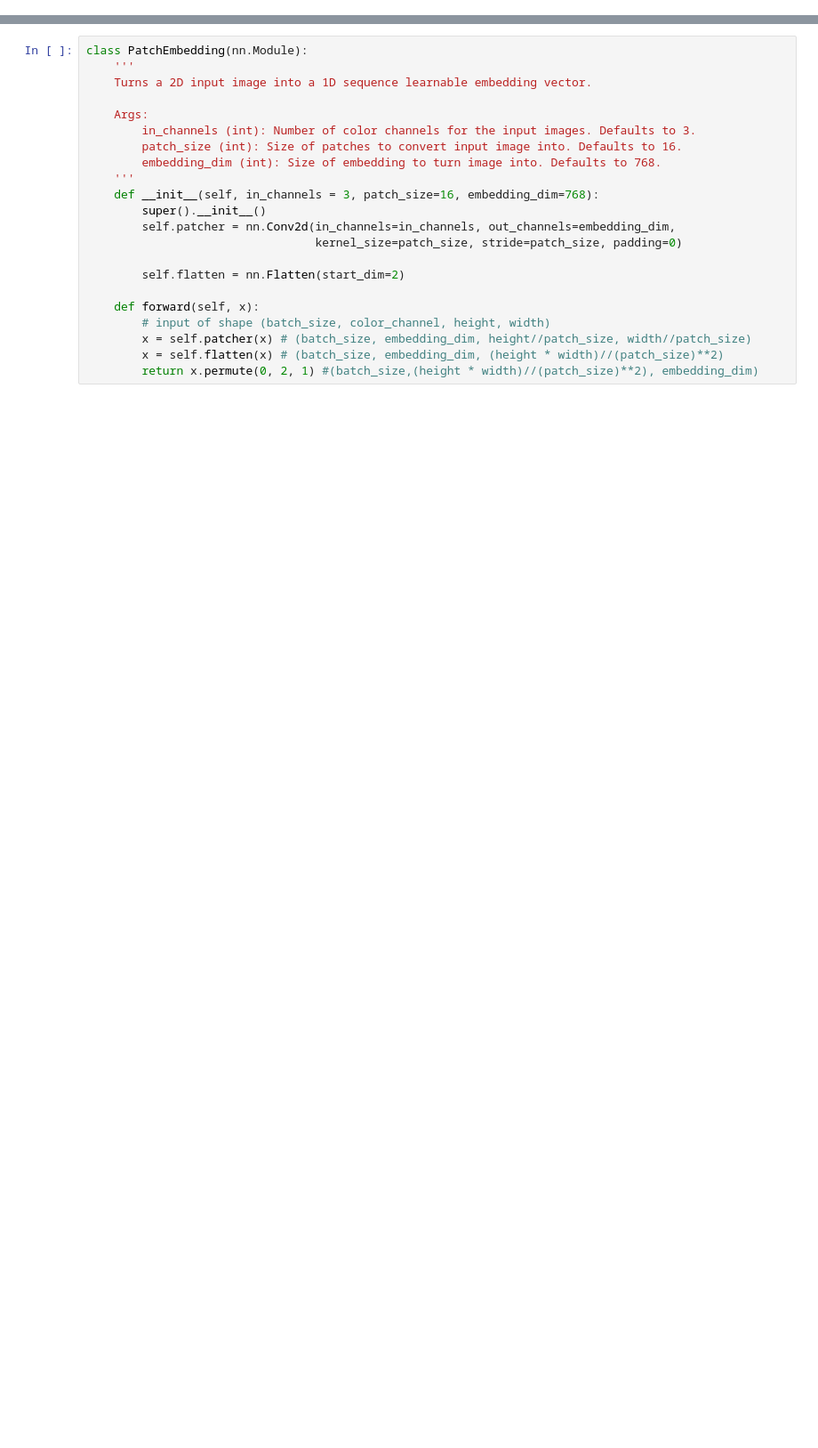
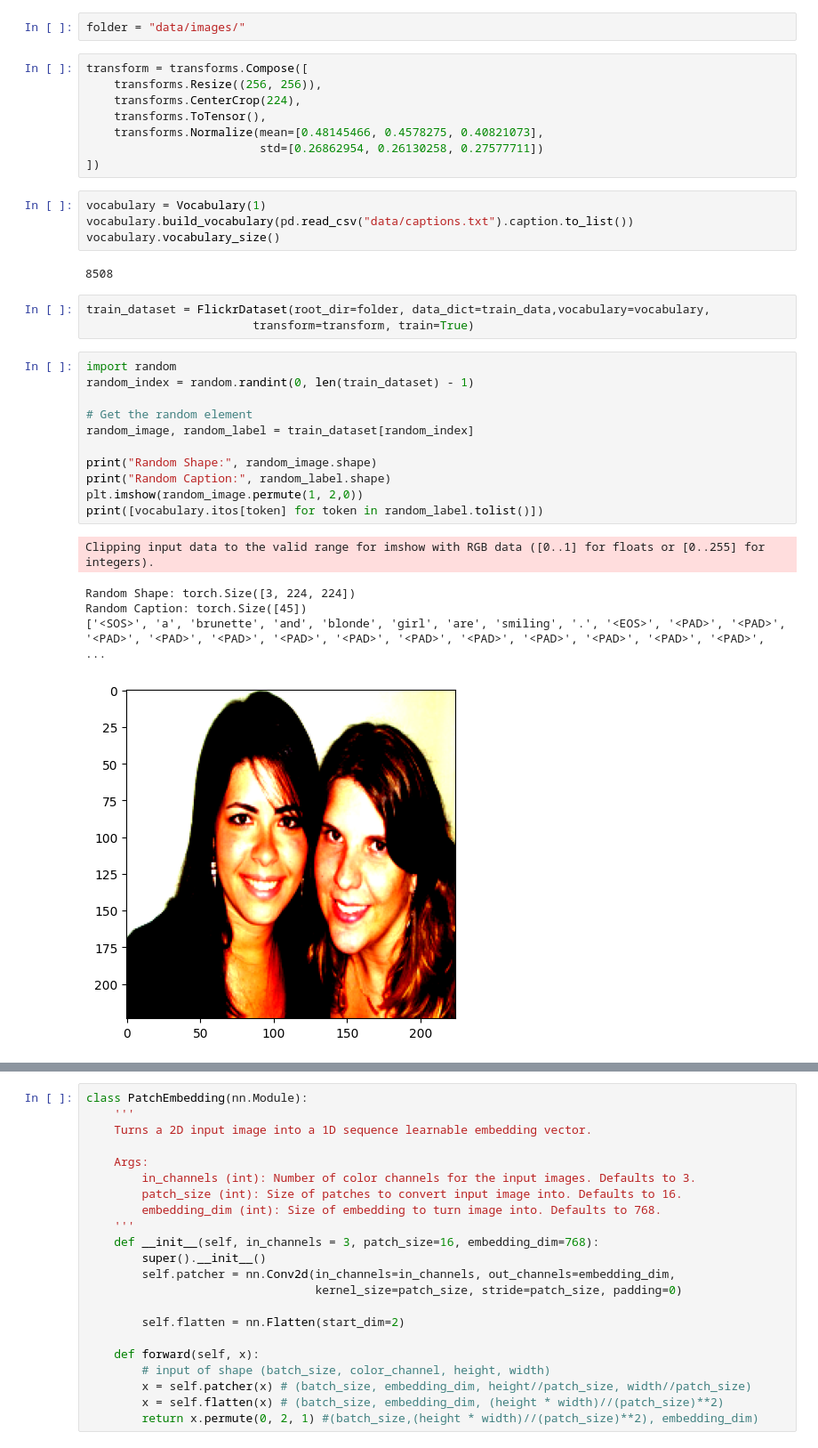
Before and after one commit to natek-1/Vision-Transformer-for-image-captioning, a Jupyter notebook: research/vit_for_caption.ipynb, the cells around one changed output, grey strips where cells are left out. Shown: that part at 89% size. Cells and saved outputs as stored; diff of their text form; blank space fills up the shorter version.

Commit message:
done code premodel loading and vocab

```diff
--- a/research/vit_for_caption.ipynb
+++ b/research/vit_for_caption.ipynb
@@ -19,0 +215,36 @@ from tqdm  import tqdm, trange
+# %%
+folder = "data/images/"
+# %%
+transform = transforms.Compose([
+    transforms.Resize((256, 256)),
+    transforms.CenterCrop(224),
+    transforms.ToTensor(),
+    transforms.Normalize(mean=[0.48145466, 0.4578275, 0.40821073],
+                         std=[0.26862954, 0.26130258, 0.27577711])
+])
+# %%
+vocabulary = Vocabulary(1)
+vocabulary.build_vocabulary(pd.read_csv("data/captions.txt").caption.to_list())
+vocabulary.vocabulary_size()
+# %% [output]
+8508
+# %%
+train_dataset = FlickrDataset(root_dir=folder, data_dict=train_data,vocabulary=vocabulary,
+                        transform=transform, train=True)
+# %%
+import random
+random_index = random.randint(0, len(train_dataset) - 1)
+
+# Get the random element
+random_image, random_label = train_dataset[random_index]
+
+print("Random Shape:", random_image.shape)
+print("Random Caption:", random_label.shape)
+plt.imshow(random_image.permute(1, 2,0))
+print([vocabulary.itos[token] for token in random_label.tolist()])
+# %% [output]
+Clipping input data to the valid range for imshow with RGB data ([0..1] for floats or [0..255] for integers).
+Random Shape: torch.Size([3, 224, 224])
+Random Caption: torch.Size([45])
+['<SOS>', 'a', 'brunette', 'and', 'blonde', 'girl', 'are', 'smiling', '.', '<EOS>', '<PAD>', '<PAD>', '<PAD>', '<PAD>', '<PAD>', '<PAD>', '<PAD>', '<PAD>', '<PAD>', '<PAD>', '<PAD>', '<PAD>', '<PAD>', ...
+[figure, added]
```
Also changed, not shown: parts of 13 cells of this notebook, 1 other file.
